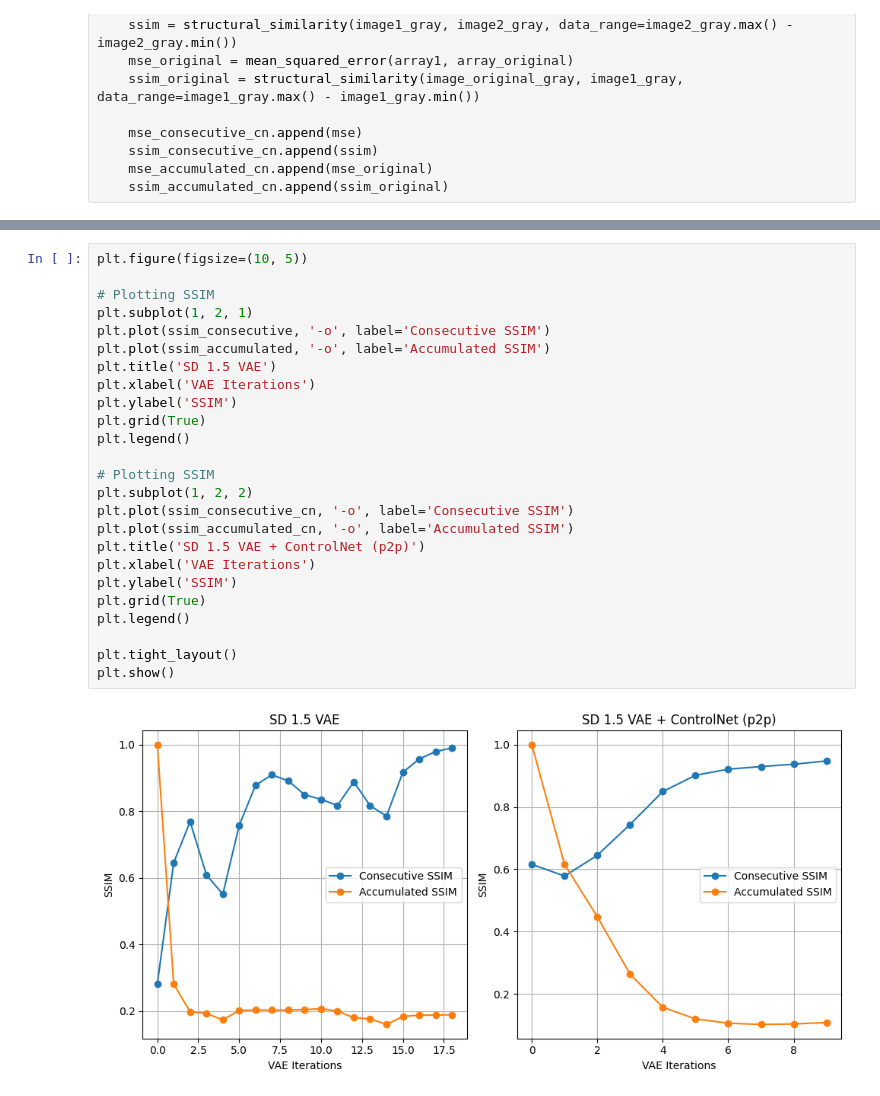
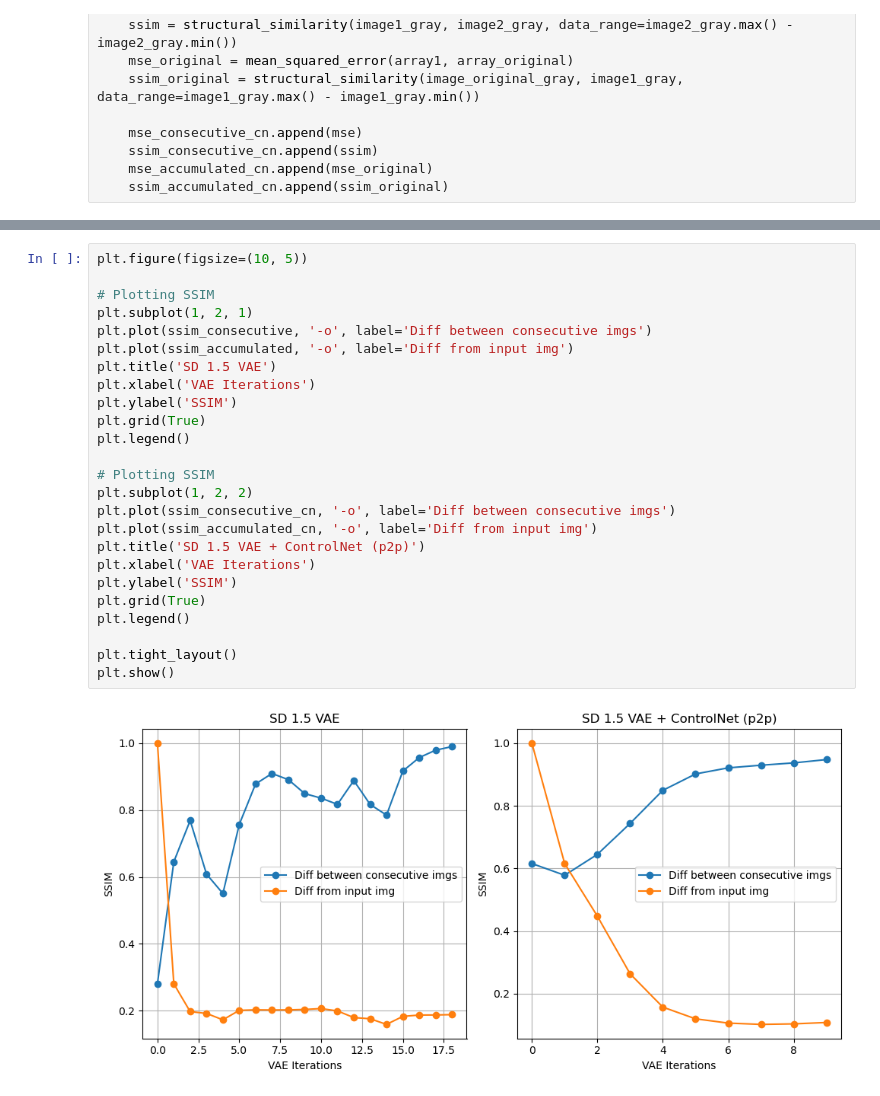
Before and after one commit to iamkaikai/LACE, a Jupyter notebook: analysis/Encoder analysis/plot.ipynb, the cells around one changed output, grey strips where cells are left out. Saved outputs shown, nothing was run; the diff lists cells and outputs as text.

```diff
--- a/analysis/Encoder analysis/plot.ipynb
+++ b/analysis/Encoder analysis/plot.ipynb
@@ -108,27 +106,27 @@ plt.show()
 # %%
 plt.figure(figsize=(10, 5))
 
 # Plotting SSIM
 plt.subplot(1, 2, 1)
-plt.plot(ssim_consecutive, '-o', label='Consecutive SSIM')
-plt.plot(ssim_accumulated, '-o', label='Accumulated SSIM')
+plt.plot(ssim_consecutive, '-o', label='Diff between consecutive imgs')
+plt.plot(ssim_accumulated, '-o', label='Diff from input img')
 plt.title('SD 1.5 VAE')
 plt.xlabel('VAE Iterations')
 plt.ylabel('SSIM')
 plt.grid(True)
 plt.legend()
 
 # Plotting SSIM
 plt.subplot(1, 2, 2)
-plt.plot(ssim_consecutive_cn, '-o', label='Consecutive SSIM')
-plt.plot(ssim_accumulated_cn, '-o', label='Accumulated SSIM')
+plt.plot(ssim_consecutive_cn, '-o', label='Diff between consecutive imgs')
+plt.plot(ssim_accumulated_cn, '-o', label='Diff from input img')
 plt.title('SD 1.5 VAE + ControlNet (p2p)')
 plt.xlabel('VAE Iterations')
 plt.ylabel('SSIM')
 plt.grid(True)
 plt.legend()
 
 plt.tight_layout()
 plt.show()
 # %% [output]
-[figure, old version]
+[figure, new version]
```
Also changed, not shown: parts of 2 cells of this notebook, 5 other files.
